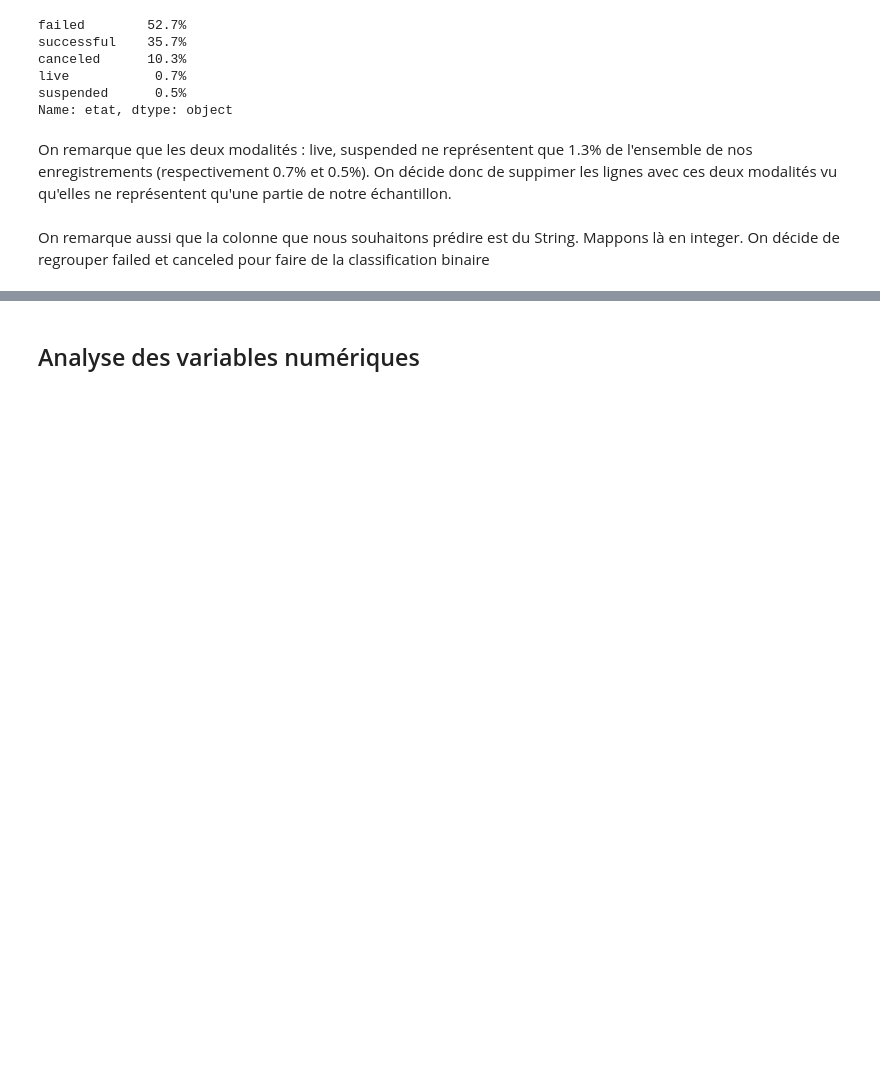
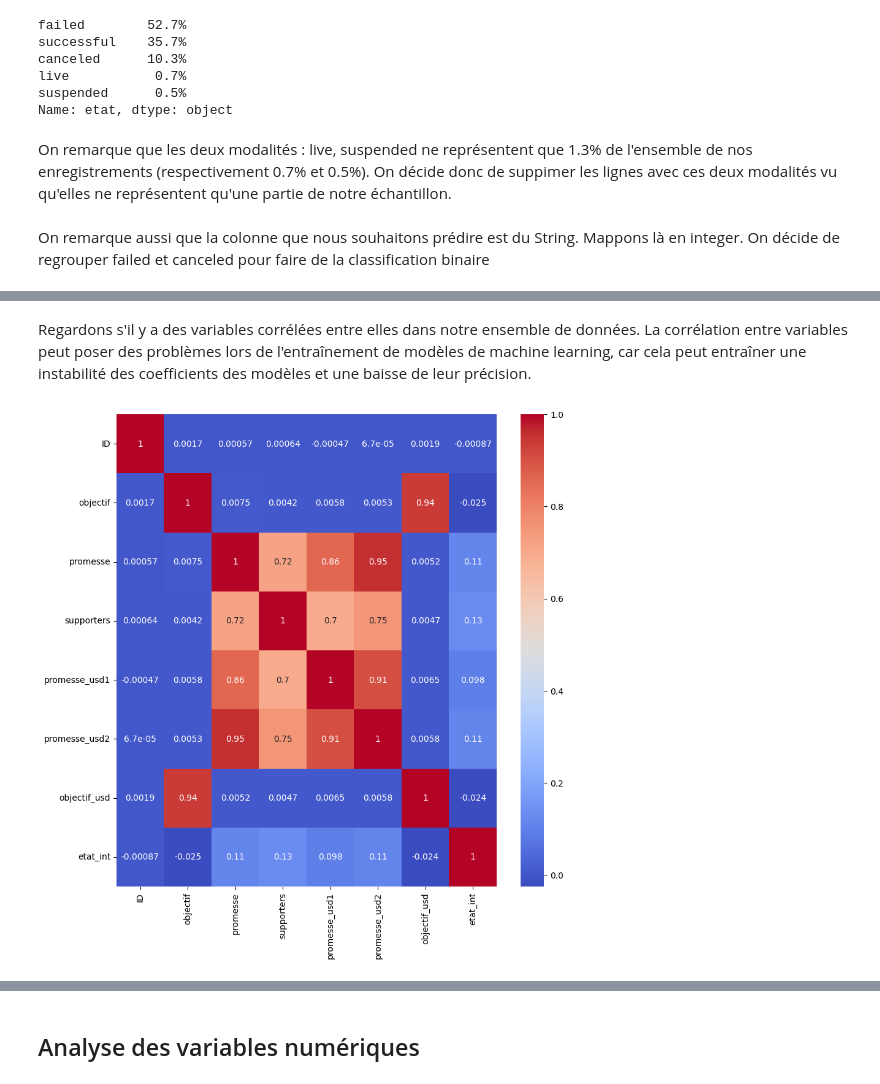
Before and after one commit to TheoKoess/Financement, a Jupyter notebook: Financement_Exploratory_Data_Analysis.ipynb, the cells around one changed output, grey strips where cells are left out. Saved outputs shown, nothing was run; the diff lists cells and outputs as text; code cells hidden in the pictures; blank space fills up the shorter version.

```diff
--- a/Financement_Exploratory_Data_Analysis.ipynb
+++ b/Financement_Exploratory_Data_Analysis.ipynb
@@ -107,0 +105,8 @@ See the caveats in the documentation: https://pandas.pydata.org/pandas-docs/stab
+# %% [markdown]
+Regardons s'il y a des variables corrélées entre elles dans notre ensemble de données. La corrélation entre variables peut poser des problèmes lors de l'entraînement de modèles de machine learning, car cela peut entraîner une instabilité des coefficients des modèles et une baisse de leur précision.
+# %%
+fig, ax = plt.subplots(figsize=(10,10))
+sns.heatmap(financement_df.corr(), annot=True, cmap="coolwarm", ax=ax)
+plt.show()
+# %% [output]
+[figure, added]
```
Also changed, not shown: parts of 42 cells of this notebook.
